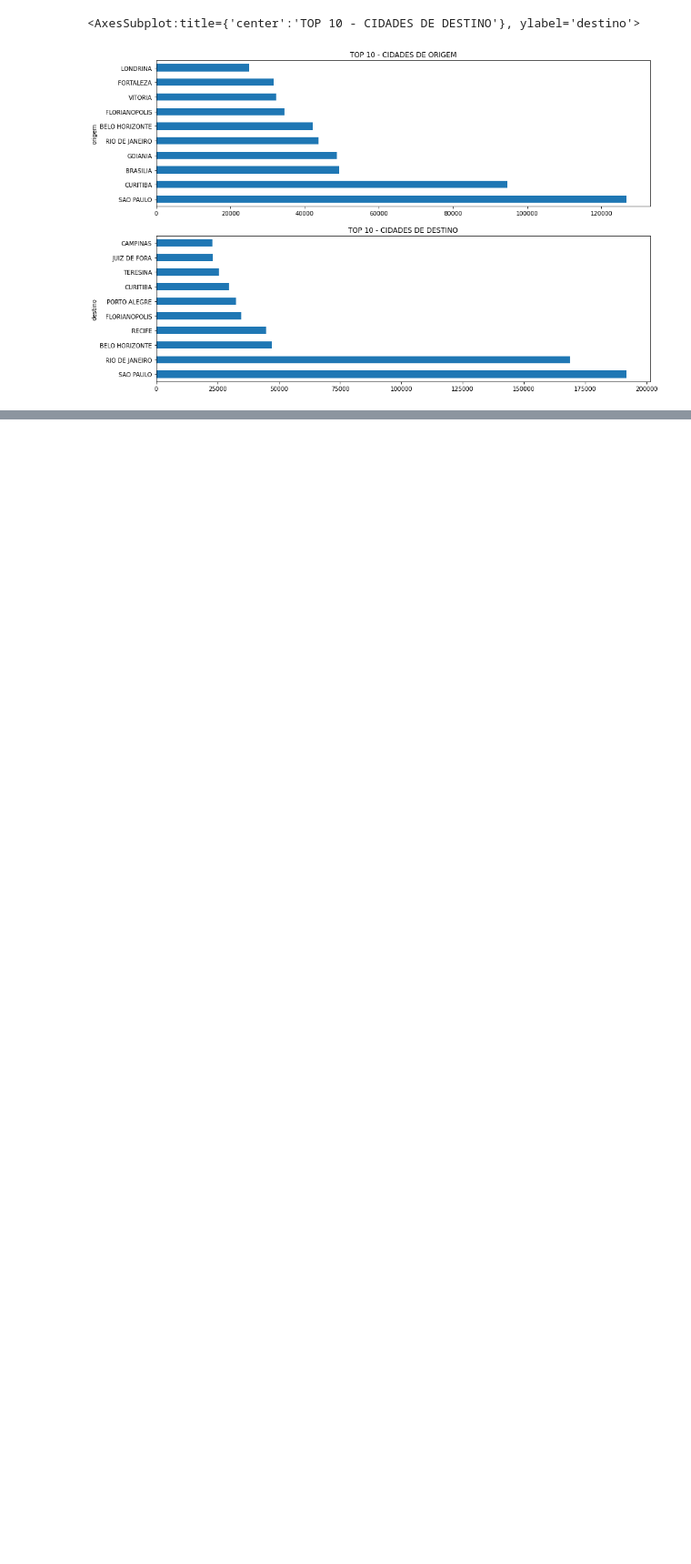
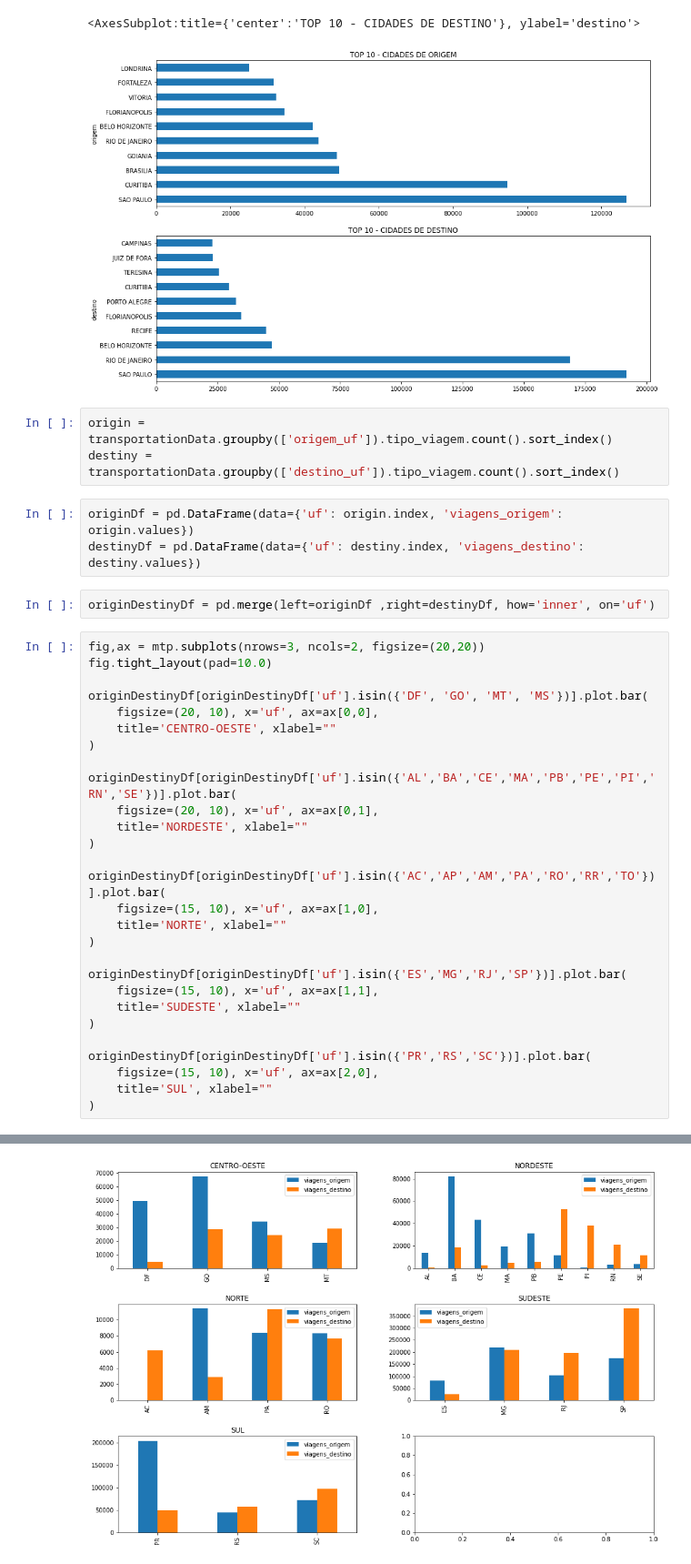
Before and after one commit to luisgustavoreimberg/uni9-data_science-brazil_transportation, a Jupyter notebook: BrazilTransportation[2019-2020].ipynb, the cells around one changed output, grey strips where cells are left out. Shown at 91% size. Drawn from its saved outputs; the diff is of its cells as text; blank space fills up the shorter version.

Commit message:
Project update: Graphic information + Data training + Readme edit: Python version changes

```diff
--- a/BrazilTransportation[2019-2020].ipynb
+++ b/BrazilTransportation[2019-2020].ipynb
@@ -320,3 +320,40 @@ transportationData.groupby(['destino'])['tipo_viagem'].count().sort_values(ascen
 # %% [output]
 <AxesSubplot:title={'center':'TOP 10 - CIDADES DE DESTINO'}, ylabel='destino'>
 [figure]
+# %%
+origin = transportationData.groupby(['origem_uf']).tipo_viagem.count().sort_index()
+destiny = transportationData.groupby(['destino_uf']).tipo_viagem.count().sort_index()
+# %%
+originDf = pd.DataFrame(data={'uf': origin.index, 'viagens_origem': origin.values})
+destinyDf = pd.DataFrame(data={'uf': destiny.index, 'viagens_destino': destiny.values})
+# %%
+originDestinyDf = pd.merge(left=originDf ,right=destinyDf, how='inner', on='uf')
+# %%
+fig,ax = mtp.subplots(nrows=3, ncols=2, figsize=(20,20))
+fig.tight_layout(pad=10.0)
+
+originDestinyDf[originDestinyDf['uf'].isin({'DF', 'GO', 'MT', 'MS'})].plot.bar(
+    figsize=(20, 10), x='uf', ax=ax[0,0],
+    title='CENTRO-OESTE', xlabel=""
+)
+
+originDestinyDf[originDestinyDf['uf'].isin({'AL','BA','CE','MA','PB','PE','PI','RN','SE'})].plot.bar(
+    figsize=(20, 10), x='uf', ax=ax[0,1],
+    title='NORDESTE', xlabel=""
+)
+
+originDestinyDf[originDestinyDf['uf'].isin({'AC','AP','AM','PA','RO','RR','TO'})].plot.bar(
+    figsize=(15, 10), x='uf', ax=ax[1,0],
+    title='NORTE', xlabel=""
+)
+
+originDestinyDf[originDestinyDf['uf'].isin({'ES','MG','RJ','SP'})].plot.bar(
+    figsize=(15, 10), x='uf', ax=ax[1,1],
+    title='SUDESTE', xlabel=""
+)
+
+originDestinyDf[originDestinyDf['uf'].isin({'PR','RS','SC'})].plot.bar(
+    figsize=(15, 10), x='uf', ax=ax[2,0],
+    title='SUL', xlabel=""
+)
+# %% [output]
@@ -322,0 +361 @@ transportationData.groupby(['destino'])['tipo_viagem'].count().sort_values(ascen
+[figure, added]
```
Also changed, not shown: parts of 6 cells of this notebook, 1 other file.
